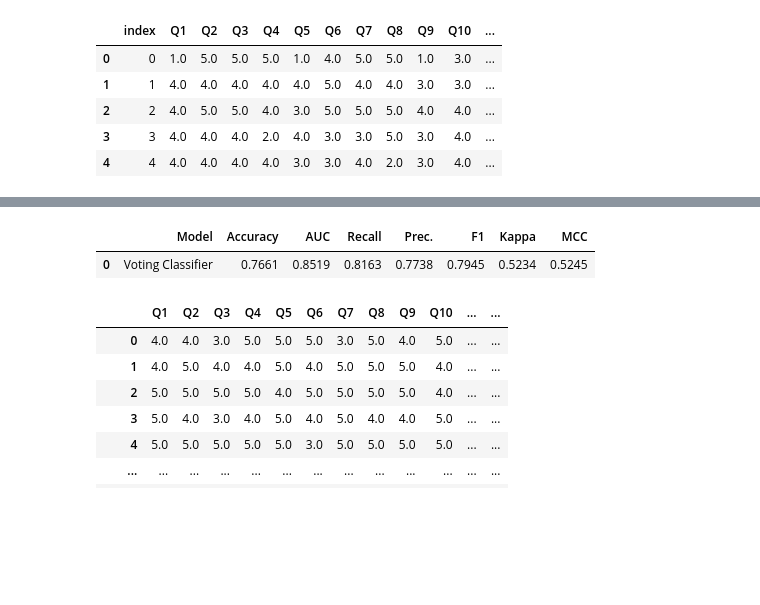
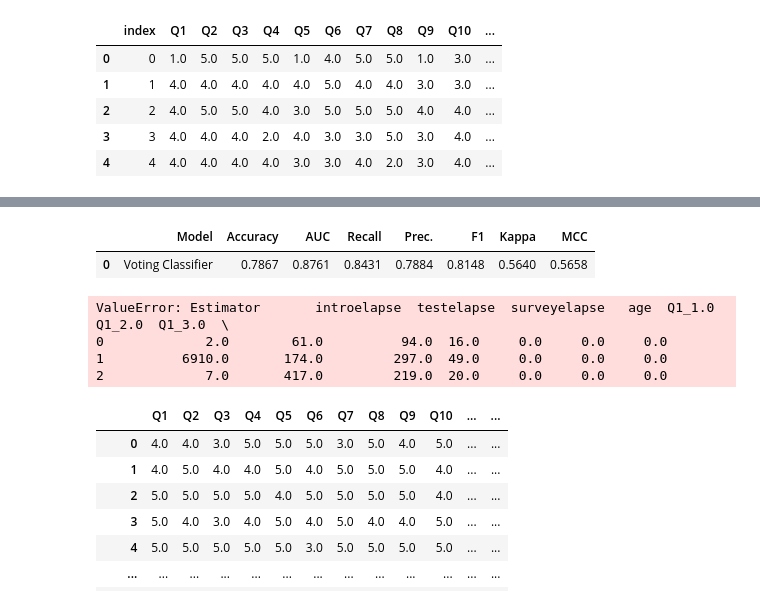
Before and after one commit to leedaehan-kev/AI-QUALIFYING-ROUND, a Jupyter notebook: competition_code/대회용-baseline.ipynb, the cells around one changed output, grey strips where cells are left out. Saved outputs shown, nothing was run; the diff lists cells and outputs as text; code cells hidden in the pictures; blank space fills up the shorter version.

```diff
--- a/competition_code/대회용-baseline.ipynb
+++ b/competition_code/대회용-baseline.ipynb
@@ -98,0 +82,3 @@ et = create_model('et')
+# %%
+et = create_model('et')
+rf = create_model('rf')
@@ -99,5 +100,5 @@ et = create_model('et')
 # %%
-blended = blend_models(estimator_list = best_3, fold = 10, method = 'soft')
+blended = blend_models([et,rf], weights = [0.8,0.2], fold = 10, method = 'soft')
 # %% [output]
 |  | Accuracy | AUC | Recall | Prec. | F1 | Kappa | MCC |
 | Fold |  |  |  |  |  |  |  |
@@ -115,0 +117,2 @@ blended = blend_models(estimator_list = best_3, fold = 10, method = 'soft')
+# %%
+tuned_blender = tune_model(blended,optimize='AUC',n_iter=50)
@@ -116,10 +134,15 @@ blended = blend_models(estimator_list = best_3, fold = 10, method = 'soft')
 # %%
-pred_holdout = predict_model(blended)
+pred_holdout = predict_model(tuned_blender)
 # %% [output]
 |  | Model | Accuracy | AUC | Recall | Prec. | F1 | Kappa | MCC |
-| 0 | Voting Classifier | 0.7661 | 0.8519 | 0.8163 | 0.7738 | 0.7945 | 0.5234 | 0.5245 |
+| 0 | Voting Classifier | 0.7867 | 0.8761 | 0.8431 | 0.7884 | 0.8148 | 0.5640 | 0.5658 |
 # %%
-final_model = finalize_model(blended)
+final_model = finalize_model(tuned_blender)
+# %% [output]
+ValueError: Estimator       introelapse  testelapse  surveyelapse   age  Q1_1.0  Q1_2.0  Q1_3.0  \
+0             2.0        61.0          94.0  16.0     0.0     0.0     0.0
+1          6910.0       174.0         297.0  49.0     0.0     0.0     0.0
+2             7.0       417.0         219.0  20.0     0.0     0.0     0.0
 # %%
 predictions = predict_model(final_model, data = test)
 # %%
```
Also changed, not shown: parts of 7 cells of this notebook.
